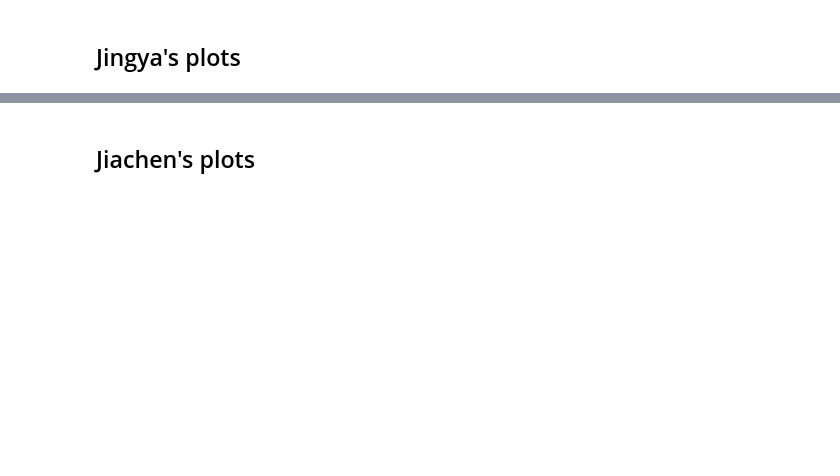
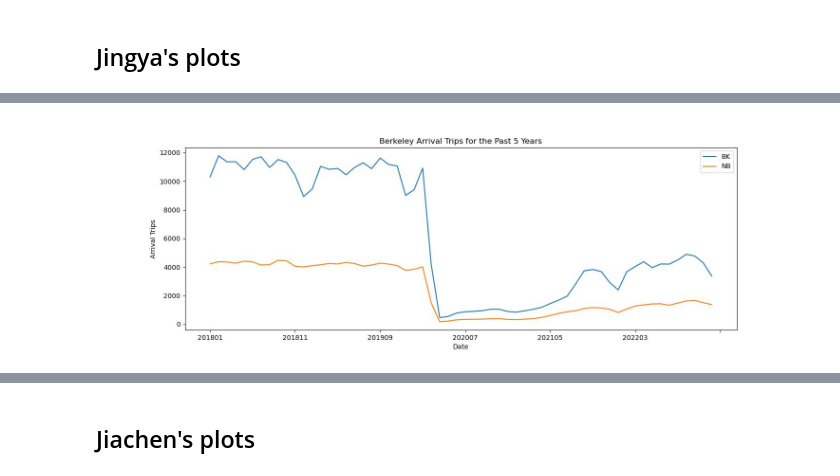
Before and after one commit to UCB-stat-159-s23/project-Group23, a Jupyter notebook: main.ipynb, the cells around one changed output, grey strips where cells are left out. Saved outputs shown, nothing was run; the diff lists cells and outputs as text; code cells hidden in the pictures; blank space fills up the shorter version.

```diff
--- a/main.ipynb
+++ b/main.ipynb
@@ -57,0 +81,4 @@ HTML("figures/berkeley_interactive_map.html")
+# %%
+display.Image('figures/Berkeley Arrival Trip Count.jpg')
+# %% [output]
+[figure, added]
```
Also changed, not shown: parts of 26 cells of this notebook.
